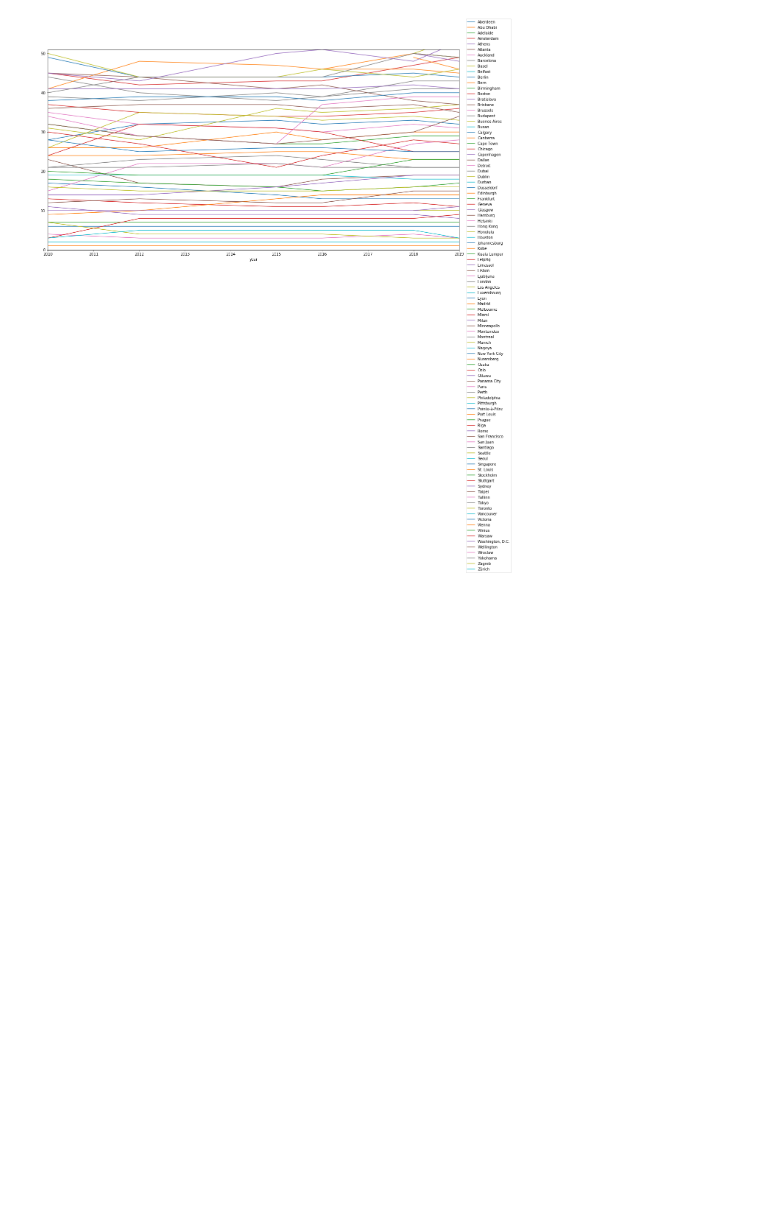
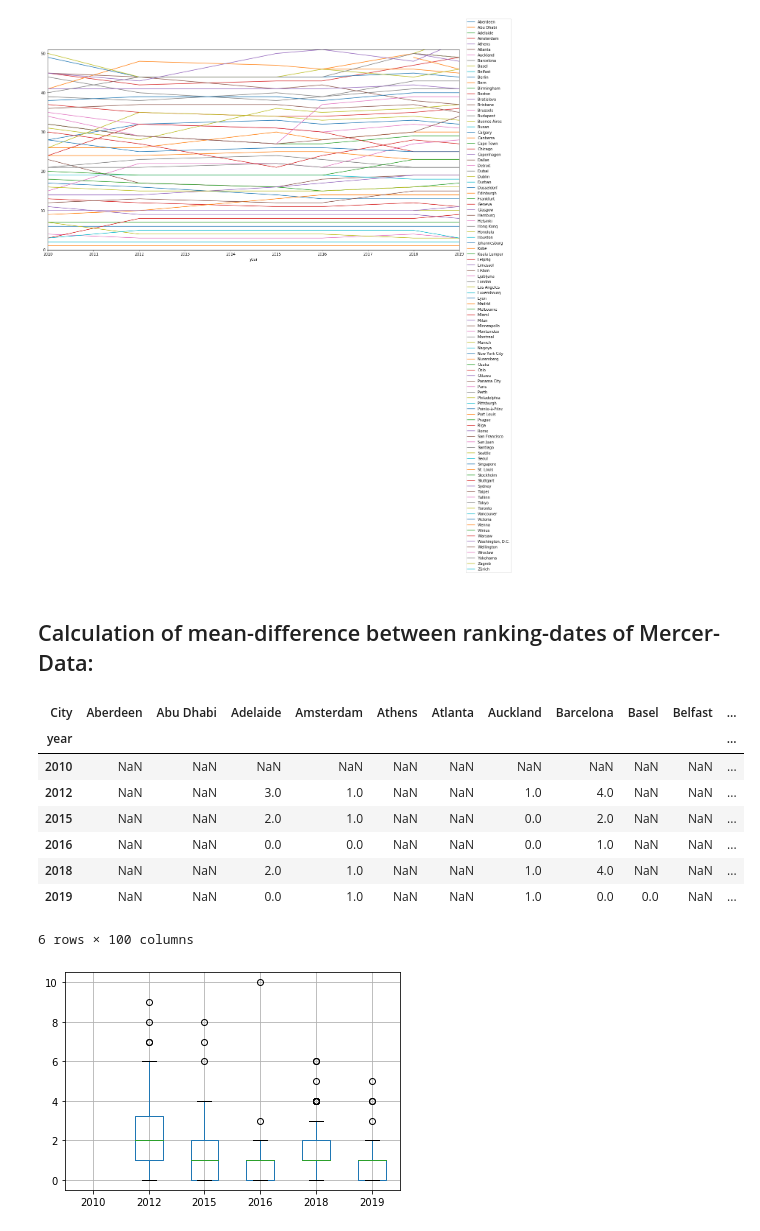
Before and after one commit to pantos1/dopp_ex3_city_livability, a Jupyter notebook: main.ipynb, the cells around one changed output. Saved outputs shown, nothing was run; the diff lists cells and outputs as text; code cells hidden in the pictures; blank space fills up the shorter version.

Commit message:
Implemented boxplots for changes per year for mercer data

```diff
--- a/main.ipynb
+++ b/main.ipynb
@@ -113,3 +115,34 @@ plotRankingChangesOfData(mercer_data)
 [figure]
 [figure]
 [figure]
+# %% [markdown]
+## Calculation of mean-difference between ranking-dates of Mercer-Data:
+# %%
+def calculateMedianRankingChangePerCity():
+    files = glob.glob('data/mercer_*.csv')
+    datalist = []
+    for file in files:
+        year = int(file[12:16])
+        df = pd.read_csv(file, sep=';', header=0, encoding='ISO-8859-1').assign(year=year)
+        datalist.append(df)
+    data = pd.concat(datalist)
+    data = data.pivot(index='year', columns='City', values='Rank')
+    data = data.diff()
+    data = data.abs()
+    data.T.boxplot()
+
+    return data
+
+
+mercer_data_groupedByCity = calculateMedianRankingChangePerCity()
+# %% [output]
+| City | Aberdeen | Abu Dhabi | Adelaide | Amsterdam | Athens | Atlanta | Auckland | Barcelona | Basel | Belfast | ... |
+| year |  |  |  |  |  |  |  |  |  |  | ... |
+| 2010 | NaN | NaN | NaN | NaN | NaN | NaN | NaN | NaN | NaN | NaN | ... |
+| 2012 | NaN | NaN | 3.0 | 1.0 | NaN | NaN | 1.0 | 4.0 | NaN | NaN | ... |
+| 2015 | NaN | NaN | 2.0 | 1.0 | NaN | NaN | 0.0 | 2.0 | NaN | NaN | ... |
+| 2016 | NaN | NaN | 0.0 | 0.0 | NaN | NaN | 0.0 | 1.0 | NaN | NaN | ... |
+| 2018 | NaN | NaN | 2.0 | 1.0 | NaN | NaN | 1.0 | 4.0 | NaN | NaN | ... |
+| 2019 | NaN | NaN | 0.0 | 1.0 | NaN | NaN | 1.0 | 0.0 | 0.0 | NaN | ... |
+6 rows × 100 columns
+[figure, added]
```
Also changed, not shown: parts of 2 cells of this notebook, 6 other files.
